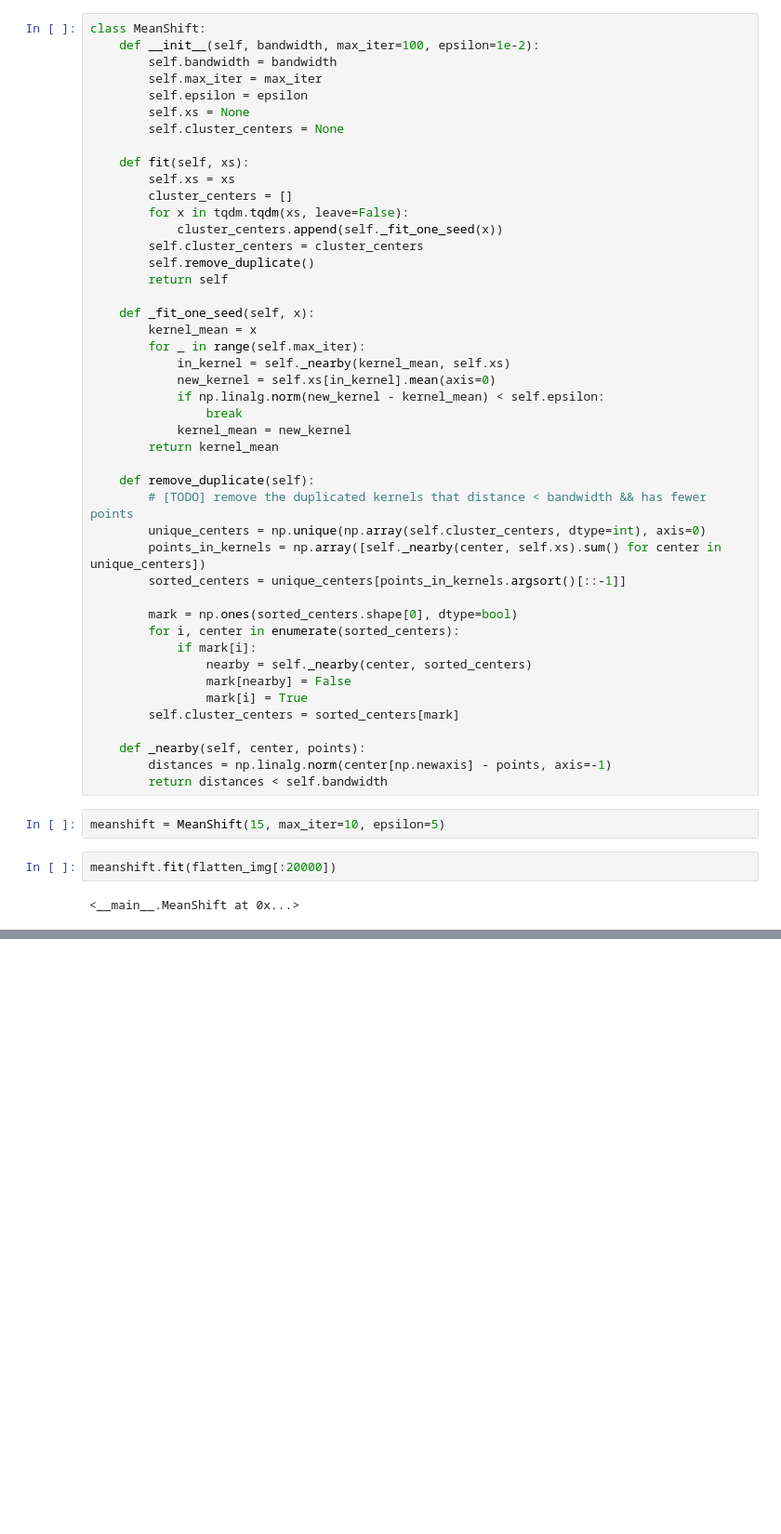
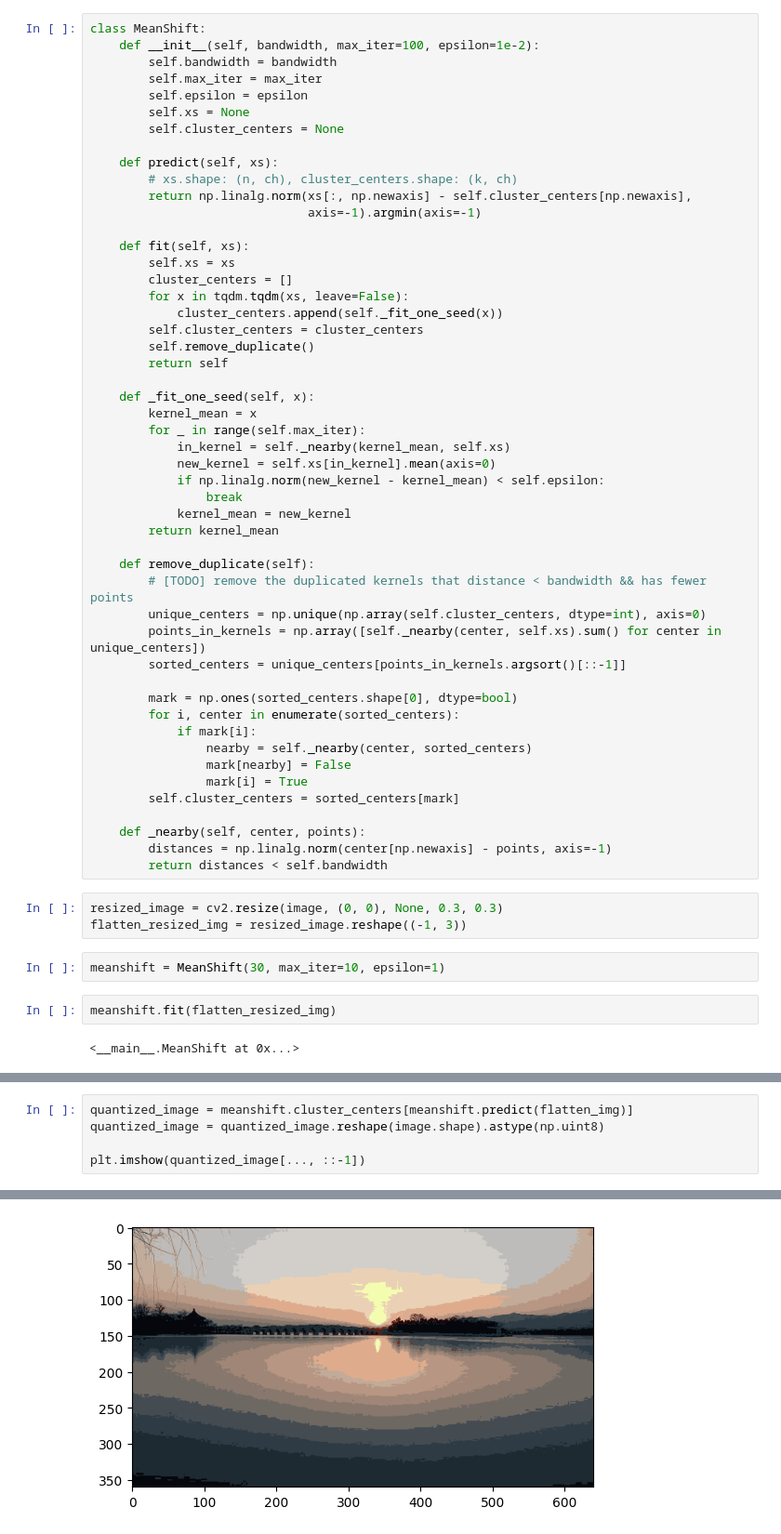
Before and after one commit to 25349023/ransac-image-alignment-segmentation, a Jupyter notebook: 2/HW3-2.ipynb, the cells around one changed output, grey strips where cells are left out. Shown at 93% size. Drawn from its saved outputs; the diff is of its cells as text; blank space fills up the shorter version.

Commit message:
[UPDATE] output meanshift result images and pixel distributions

```diff
--- a/2/HW3-2.ipynb
+++ b/2/HW3-2.ipynb
@@ -94,6 +95,11 @@ class MeanShift:
         self.epsilon = epsilon
         self.xs = None
         self.cluster_centers = None
+
+    def predict(self, xs):
+        # xs.shape: (n, ch), cluster_centers.shape: (k, ch)
+        return np.linalg.norm(xs[:, np.newaxis] - self.cluster_centers[np.newaxis],
+                              axis=-1).argmin(axis=-1)
 
     def fit(self, xs):
         self.xs = xs
@@ -131,10 +137,13 @@ class MeanShift:
     def _nearby(self, center, points):
         distances = np.linalg.norm(center[np.newaxis] - points, axis=-1)
         return distances < self.bandwidth
+# %%
+resized_image = cv2.resize(image, (0, 0), None, 0.3, 0.3)
+flatten_resized_img = resized_image.reshape((-1, 3))
 # %%
-meanshift = MeanShift(15, max_iter=10, epsilon=5)
+meanshift = MeanShift(30, max_iter=10, epsilon=1)
 # %%
-meanshift.fit(flatten_img[:20000])
+meanshift.fit(flatten_resized_img)
 # %% [output]
 <__main__.MeanShift at 0x...>
 # %%
@@ -162,0 +169,6 @@ array([[214, 206, 198],
+# %%
+quantized_image = meanshift.cluster_centers[meanshift.predict(flatten_img)]
+quantized_image = quantized_image.reshape(image.shape).astype(np.uint8)
+
+plt.imshow(quantized_image[..., ::-1])
+# %% [output]
@@ -162,0 +176 @@ array([[214, 206, 198],
+[figure, added]
```
Also changed, not shown: parts of 5 cells of this notebook, 13 other files.
